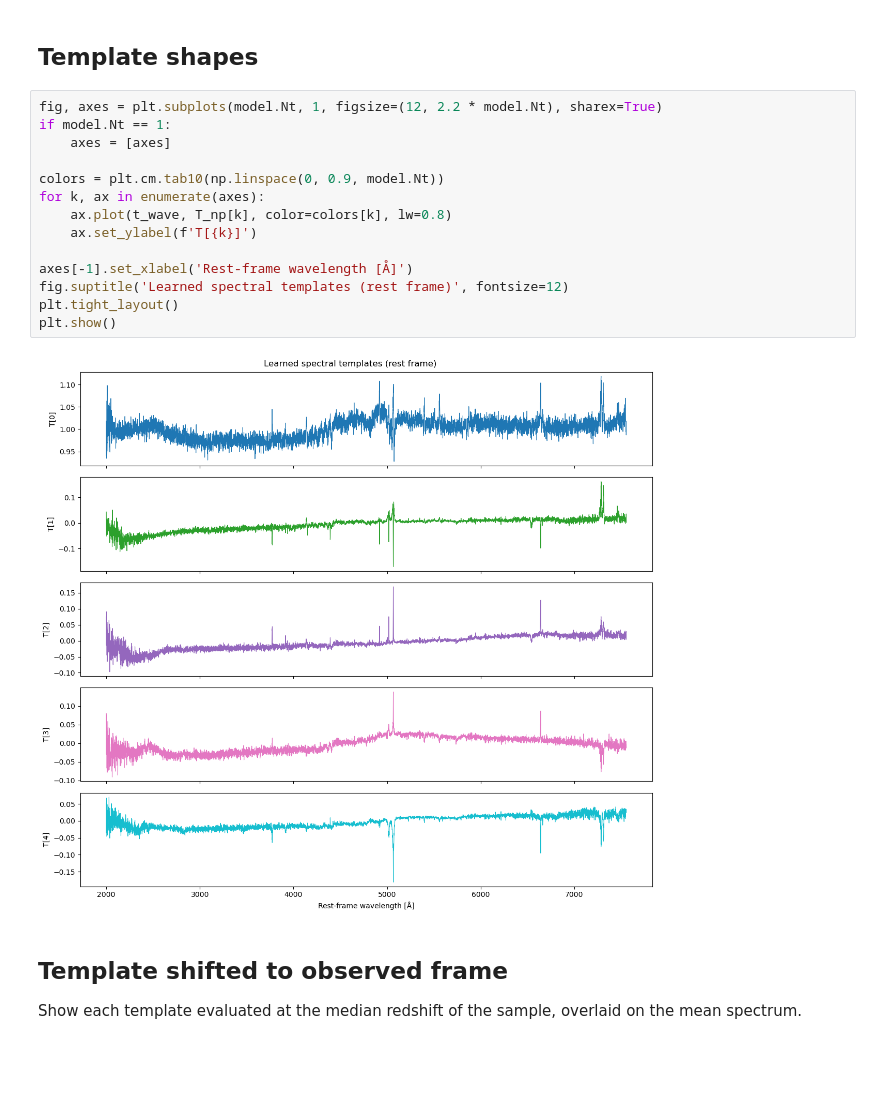
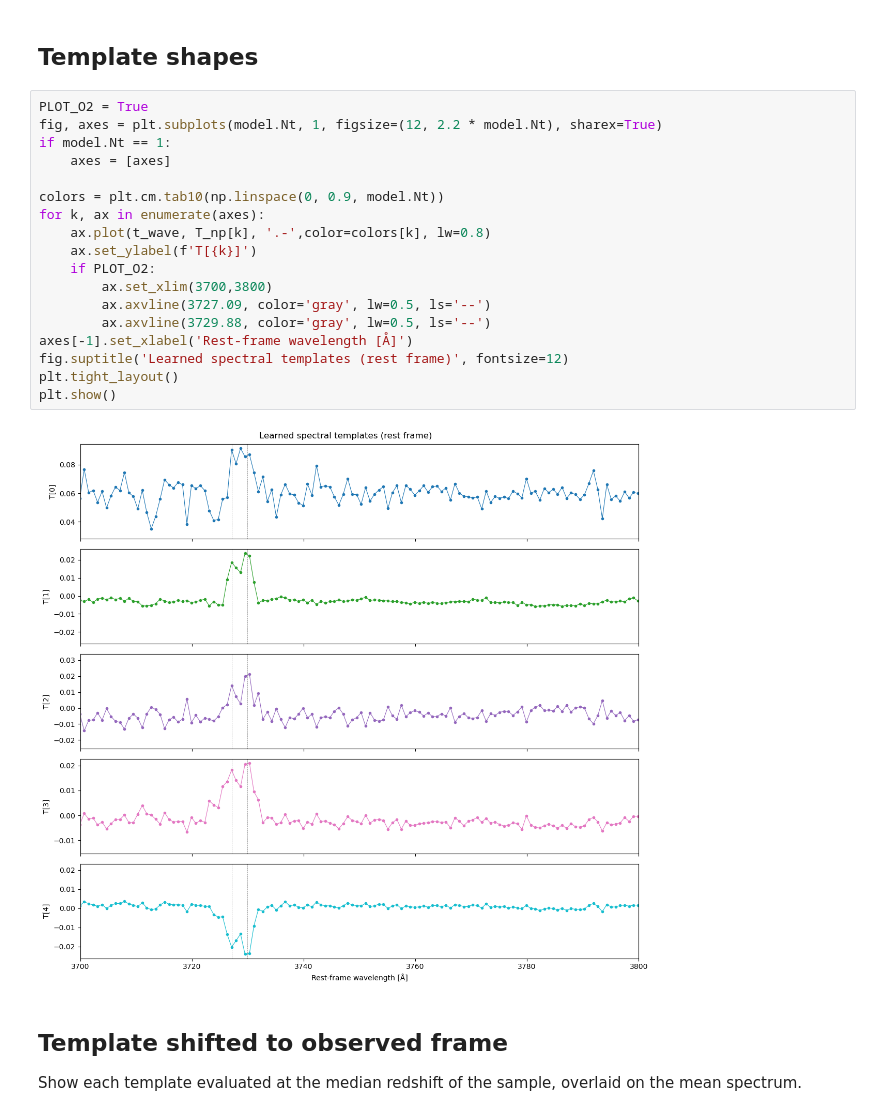
Before and after one commit to slosar/templater, a Jupyter notebook: notebooks/analyze.ipynb, the cells around one changed output. Saved outputs shown, nothing was run; the diff lists cells and outputs as text; blank space fills up the shorter version.

```diff
--- a/notebooks/analyze.ipynb
+++ b/notebooks/analyze.ipynb
@@ -238,21 +276,25 @@ plt.show()
 # %% [markdown]
 ## Template shapes
 # %%
+PLOT_O2 = True
 fig, axes = plt.subplots(model.Nt, 1, figsize=(12, 2.2 * model.Nt), sharex=True)
 if model.Nt == 1:
     axes = [axes]
 
 colors = plt.cm.tab10(np.linspace(0, 0.9, model.Nt))
 for k, ax in enumerate(axes):
-    ax.plot(t_wave, T_np[k], color=colors[k], lw=0.8)
+    ax.plot(t_wave, T_np[k], '.-',color=colors[k], lw=0.8)
     ax.set_ylabel(f'T[{k}]')
-
+    if PLOT_O2:
+        ax.set_xlim(3700,3800)
+        ax.axvline(3727.09, color='gray', lw=0.5, ls='--')
+        ax.axvline(3729.88, color='gray', lw=0.5, ls='--')
 axes[-1].set_xlabel('Rest-frame wavelength [Å]')
 fig.suptitle('Learned spectral templates (rest frame)', fontsize=12)
 plt.tight_layout()
 plt.show()
 # %% [output]
-[figure, old version]
+[figure, new version]
 # %% [markdown]
 ## Template shifted to observed frame
 
```
Also changed, not shown: parts of 10 cells of this notebook, 4 other files.
